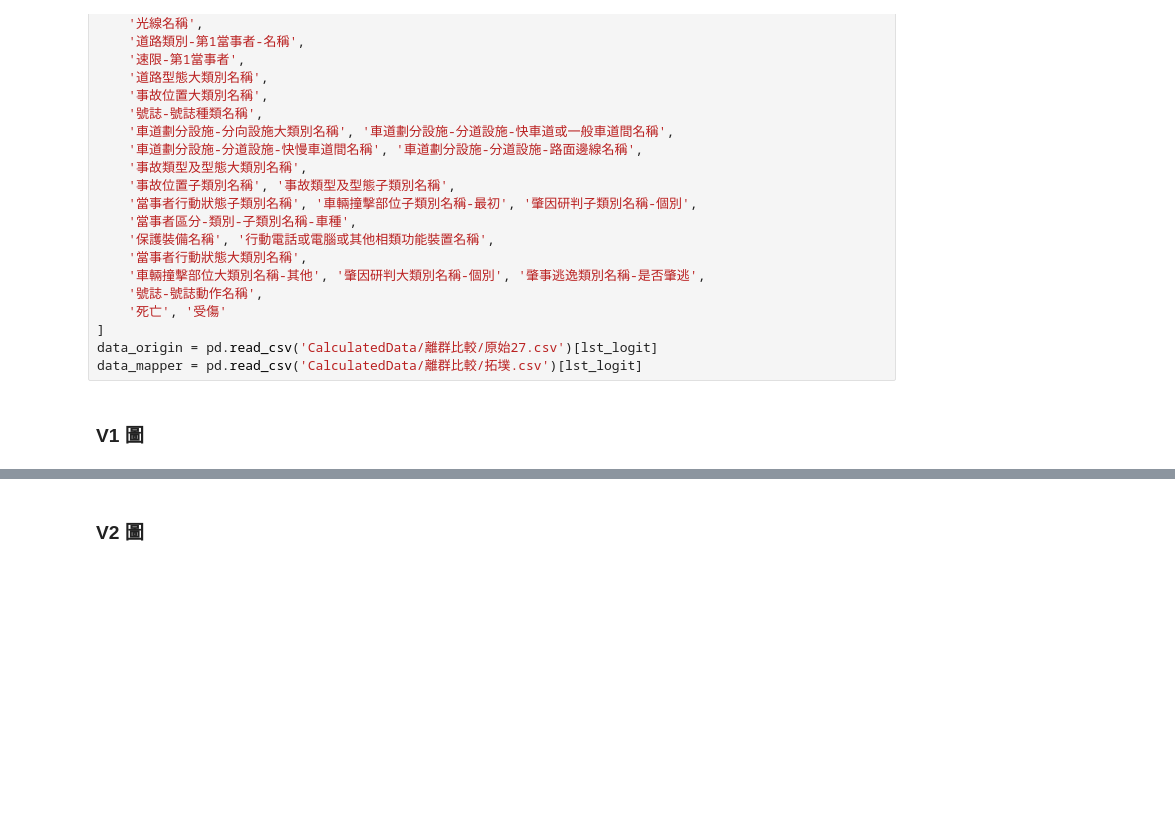
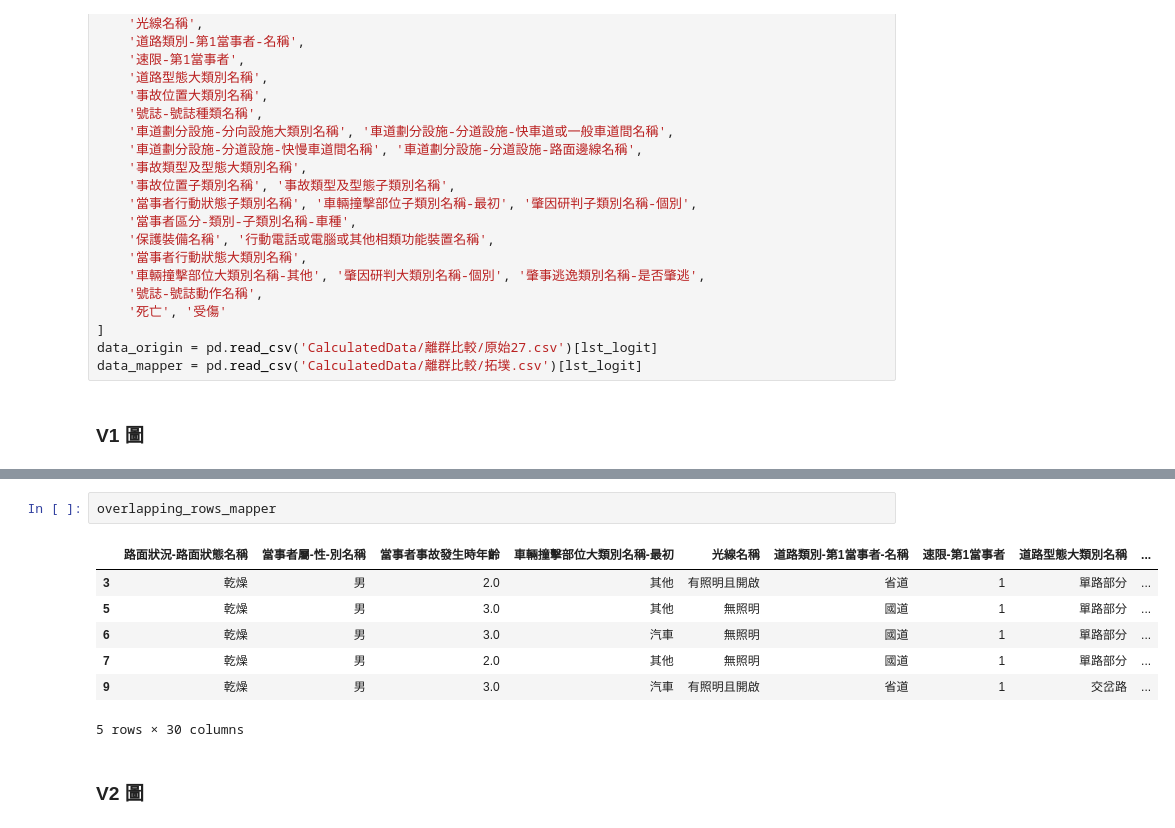
Before and after one commit to kennywang112/TrafficTDApython, a Jupyter notebook: 離群值比較.ipynb, the cells around one changed output, grey strips where cells are left out. Cells and saved outputs as stored; diff of their text form; blank space fills up the shorter version.

```diff
--- a/離群值比較.ipynb
+++ b/離群值比較.ipynb
@@ -431,3 +459,13 @@ plt.show()
+# %%
+overlapping_rows_mapper
+# %% [output]
+|  | 路面狀況-路面狀態名稱 | 當事者屬-性-別名稱 | 當事者事故發生時年齡 | 車輛撞擊部位大類別名稱-最初 | 光線名稱 | 道路類別-第1當事者-名稱 | 速限-第1當事者 | 道路型態大類別名稱 | ... |
+| 3 | 乾燥 | 男 | 2.0 | 其他 | 有照明且開啟 | 省道 | 1 | 單路部分 | ... |
+| 5 | 乾燥 | 男 | 3.0 | 其他 | 無照明 | 國道 | 1 | 單路部分 | ... |
+| 6 | 乾燥 | 男 | 3.0 | 汽車 | 無照明 | 國道 | 1 | 單路部分 | ... |
+| 7 | 乾燥 | 男 | 2.0 | 其他 | 無照明 | 國道 | 1 | 單路部分 | ... |
+| 9 | 乾燥 | 男 | 3.0 | 汽車 | 有照明且開啟 | 省道 | 1 | 交岔路 | ... |
+5 rows × 30 columns
 # %% [markdown]
 ### V2 圖
 # %%
```
Also changed, not shown: parts of 4 cells of this notebook, 1 other file.
